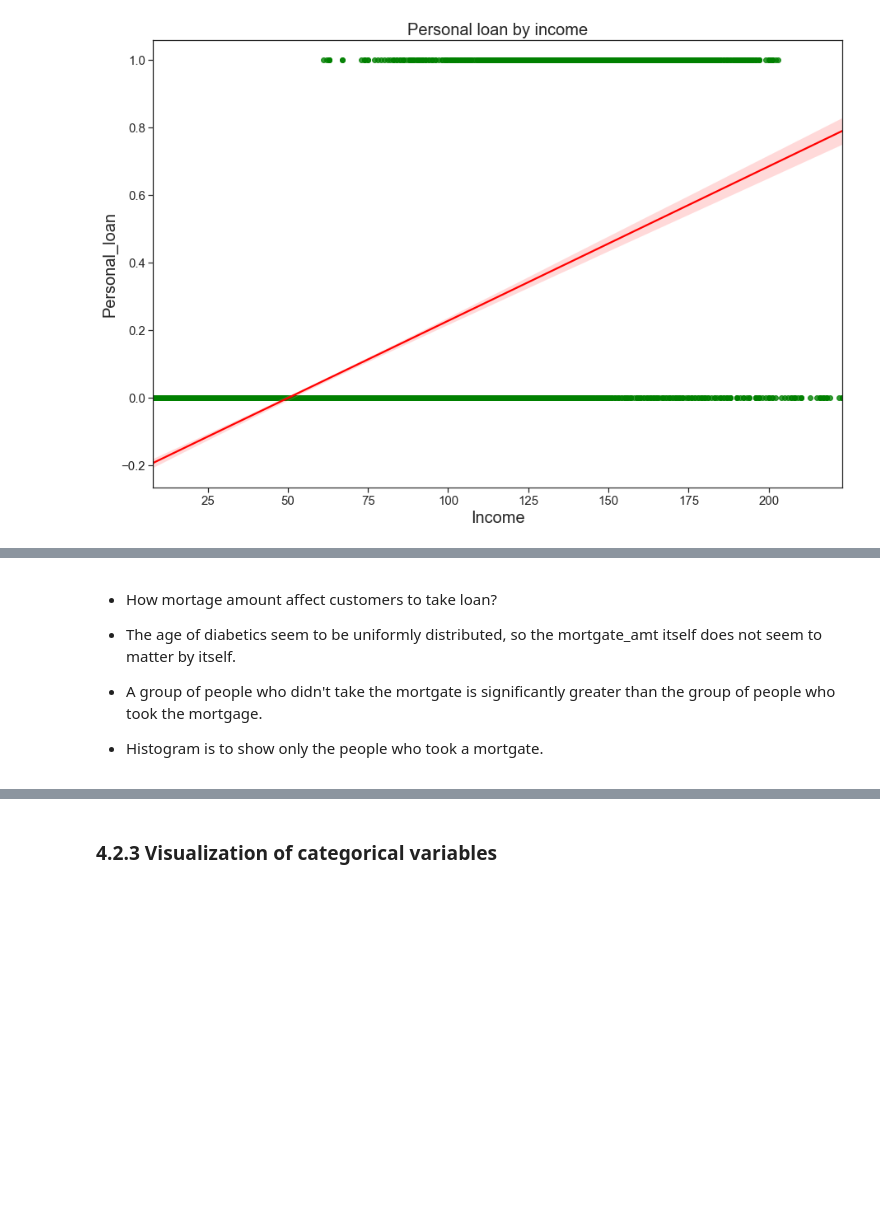
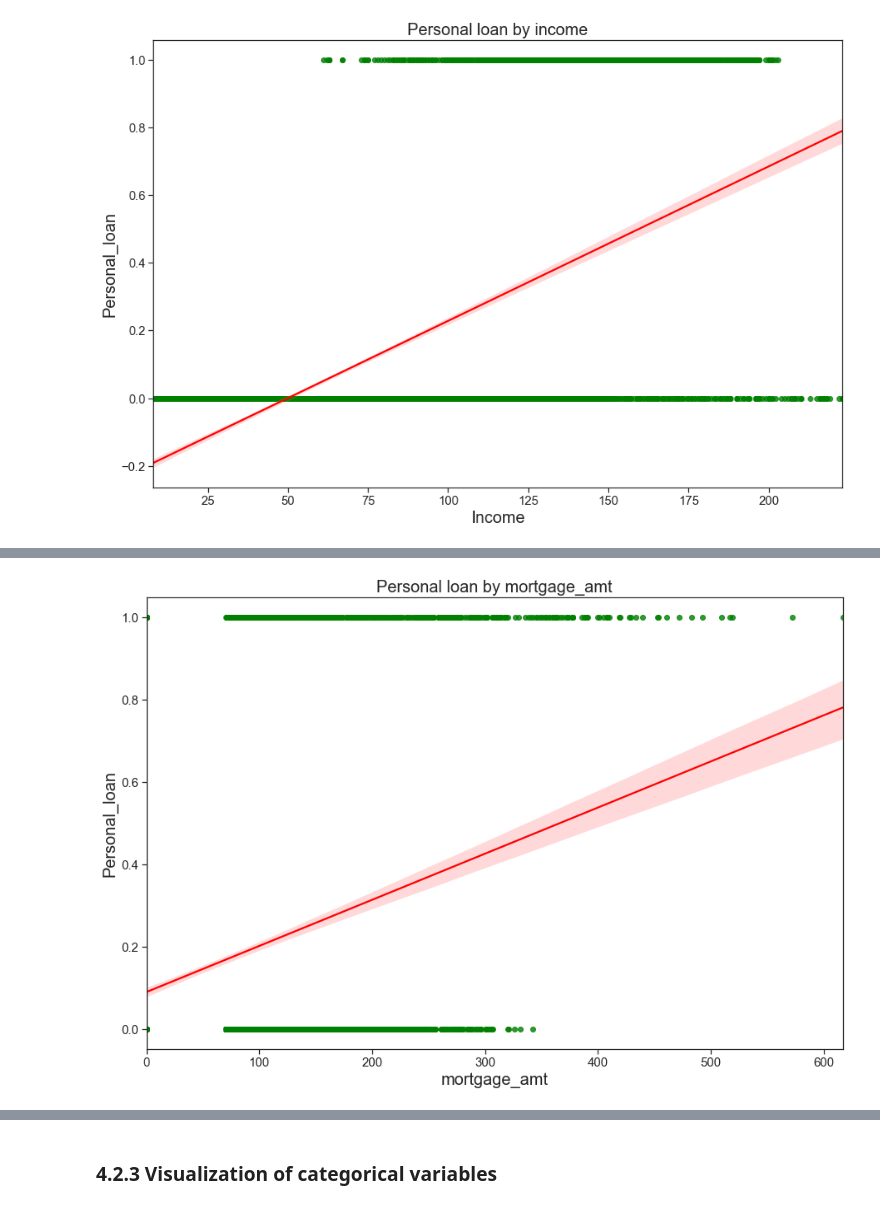
Before and after one commit to Yeonny0723/rmit, a Jupyter notebook: info_sys_solution_n_design/asgnt_3/01-assign3-eda.ipynb, the cells around one changed output, grey strips where cells are left out. Drawn from its saved outputs; the diff is of its cells as text; code cells hidden in the pictures; blank space fills up the shorter version.

```diff
--- a/info_sys_solution_n_design/asgnt_3/01-assign3-eda.ipynb
+++ b/info_sys_solution_n_design/asgnt_3/01-assign3-eda.ipynb
@@ -480,7 +563,16 @@ Text(0, 0.5, 'Density')
-# %% [markdown]
-- How mortage amount affect customers to take loan?
-
-- The age of diabetics seem to be uniformly distributed, so the mortgate_amt itself does not seem to matter by itself.
-
-- A group of people who didn't take the mortgate is significantly greater than the group of people who took the mortgage.
-- Histogram is to show only the people who took a mortgate.
+# %%
+# Regression plot := Scatter plot + Regression line
+
+sns.regplot(x="mortgage_amt", y="personal_loan", data=loan_df_wo_m,
+            scatter_kws={"color": "green"}, line_kws={"color": "red"})
+plt.rcParams['figure.figsize'] = (15, 10)
+plt.title('Personal loan by mortgage_amt', fontsize = 20)
+plt.xlabel("mortgage_amt", fontsize=20)
+plt.ylabel("Personal_loan", fontsize=20)
+plt.tick_params(axis='both', which='both', labelsize=15) # x/y axes, minor/major ticks for plt
+
+# # If you want to save the graph to disk
+# plt.tight_layout() # automatically adjusts subplot to fit in the figure area
+# plt.savefig('scatterplot-income-personal_loan.png', dpi=300) # dpi=300 is print quality
+# %% [output]
+[figure, added]
```
Also changed, not shown: parts of 81 cells of this notebook, 8 other files.
